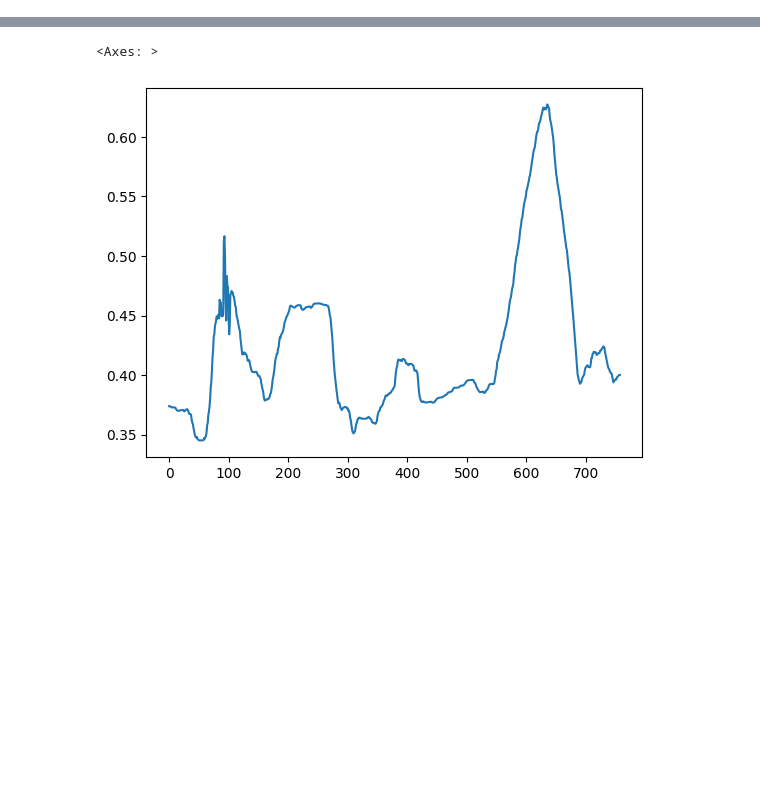
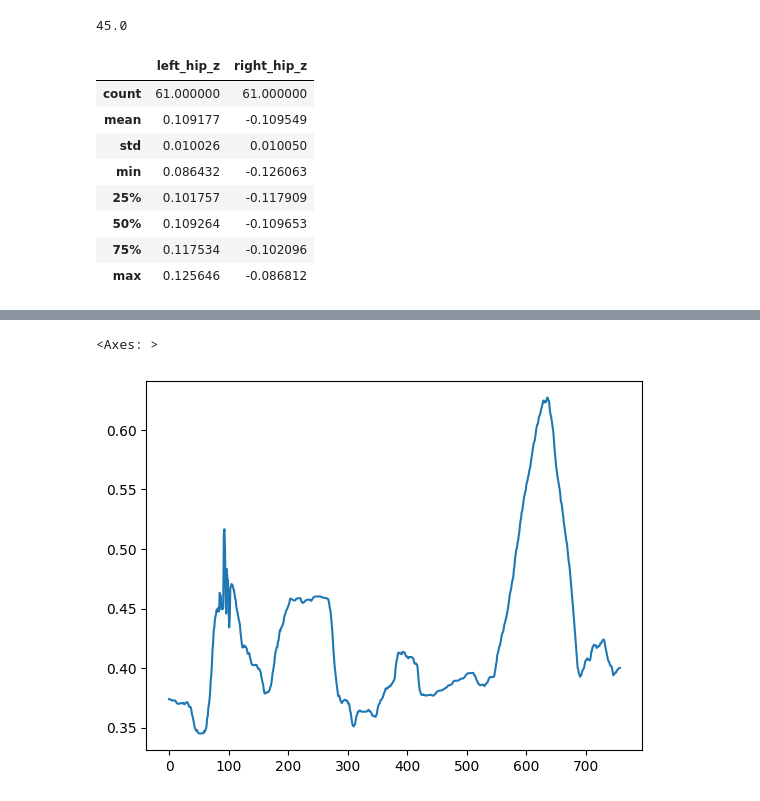
Before and after one commit to MateuszKunik/StrengthCoach, a Jupyter notebook: notebooks/0.1-mkunik-data-generation.ipynb, the cells around one changed output, grey strips where cells are left out. Drawn from its saved outputs; the diff is of its cells as text; code cells hidden in the pictures; blank space fills up the shorter version.

```diff
--- a/notebooks/0.1-mkunik-data-generation.ipynb
+++ b/notebooks/0.1-mkunik-data-generation.ipynb
@@ -120,0 +85,16 @@ for file_path in main_path.iterdir():
+# %%
+np.degrees(np.arctan(1))
+# %% [output]
+45.0
+# %%
+df[['left_hip_z', 'right_hip_z']].describe()
+# %% [output]
+|  | left_hip_z | right_hip_z |
+| count | 61.000000 | 61.000000 |
+| mean | 0.109177 | -0.109549 |
+| std | 0.010026 | 0.010050 |
+| min | 0.086432 | -0.126063 |
+| 25% | 0.101757 | -0.117909 |
+| 50% | 0.109264 | -0.109653 |
+| 75% | 0.117534 | -0.102096 |
+| max | 0.125646 | -0.086812 |
```
Also changed, not shown: parts of 24 cells of this notebook, 1 other file.
